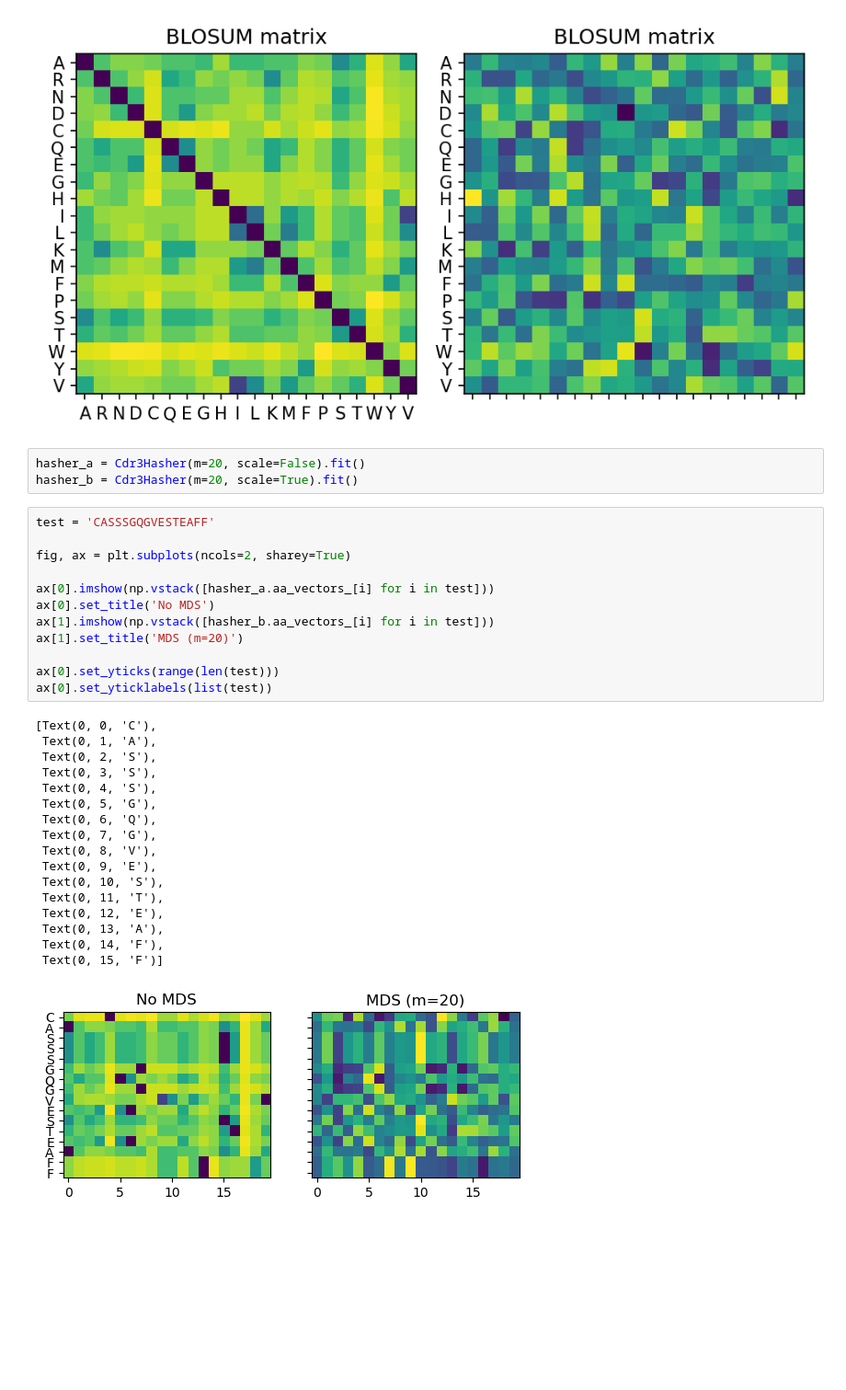
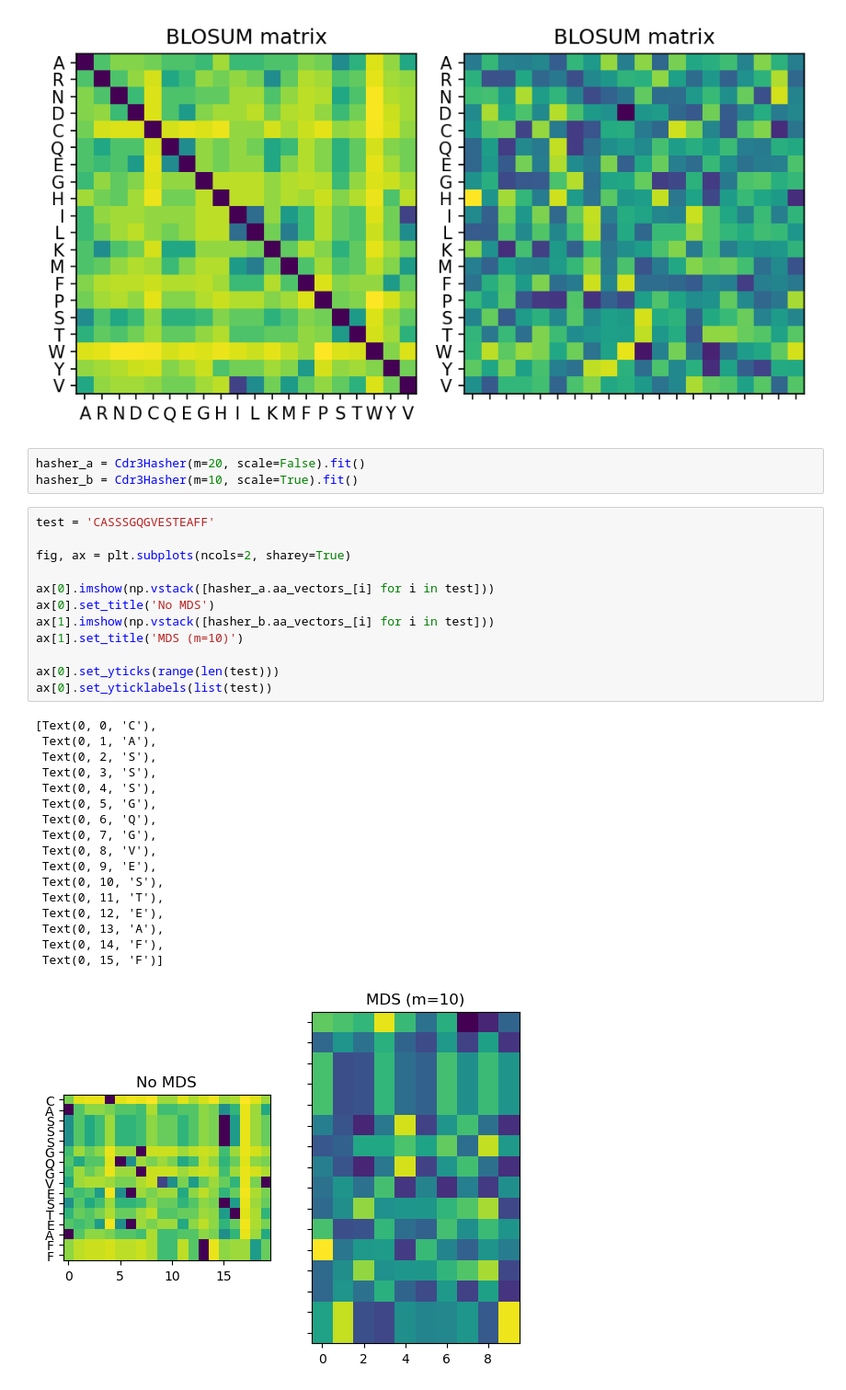
Before and after one commit to svalkiers/immune_response_detection, a Jupyter notebook: notebooks/embedding_performance.ipynb, the cells around one changed output. Shown at 92% size. Saved outputs shown, nothing was run; the diff lists cells and outputs as text; blank space fills up the shorter version.

```diff
--- a/notebooks/embedding_performance.ipynb
+++ b/notebooks/embedding_performance.ipynb
@@ -347,34 +408,34 @@ fig.tight_layout()
 [figure]
 # %%
 hasher_a = Cdr3Hasher(m=20, scale=False).fit()
-hasher_b = Cdr3Hasher(m=20, scale=True).fit()
+hasher_b = Cdr3Hasher(m=10, scale=True).fit()
 # %%
 test = 'CASSSGQGVESTEAFF'
 
 fig, ax = plt.subplots(ncols=2, sharey=True)
 
 ax[0].imshow(np.vstack([hasher_a.aa_vectors_[i] for i in test]))
 ax[0].set_title('No MDS')
 ax[1].imshow(np.vstack([hasher_b.aa_vectors_[i] for i in test]))
-ax[1].set_title('MDS (m=20)')
+ax[1].set_title('MDS (m=10)')
 
 ax[0].set_yticks(range(len(test)))
 ax[0].set_yticklabels(list(test))
 # %% [output]
 [Text(0, 0, 'C'),
  Text(0, 1, 'A'),
  Text(0, 2, 'S'),
  Text(0, 3, 'S'),
  Text(0, 4, 'S'),
  Text(0, 5, 'G'),
  Text(0, 6, 'Q'),
  Text(0, 7, 'G'),
  Text(0, 8, 'V'),
  Text(0, 9, 'E'),
  Text(0, 10, 'S'),
  Text(0, 11, 'T'),
  Text(0, 12, 'E'),
  Text(0, 13, 'A'),
  Text(0, 14, 'F'),
  Text(0, 15, 'F')]
-[figure, old version]
+[figure, new version]
```
Also changed, not shown: parts of 8 cells of this notebook.
